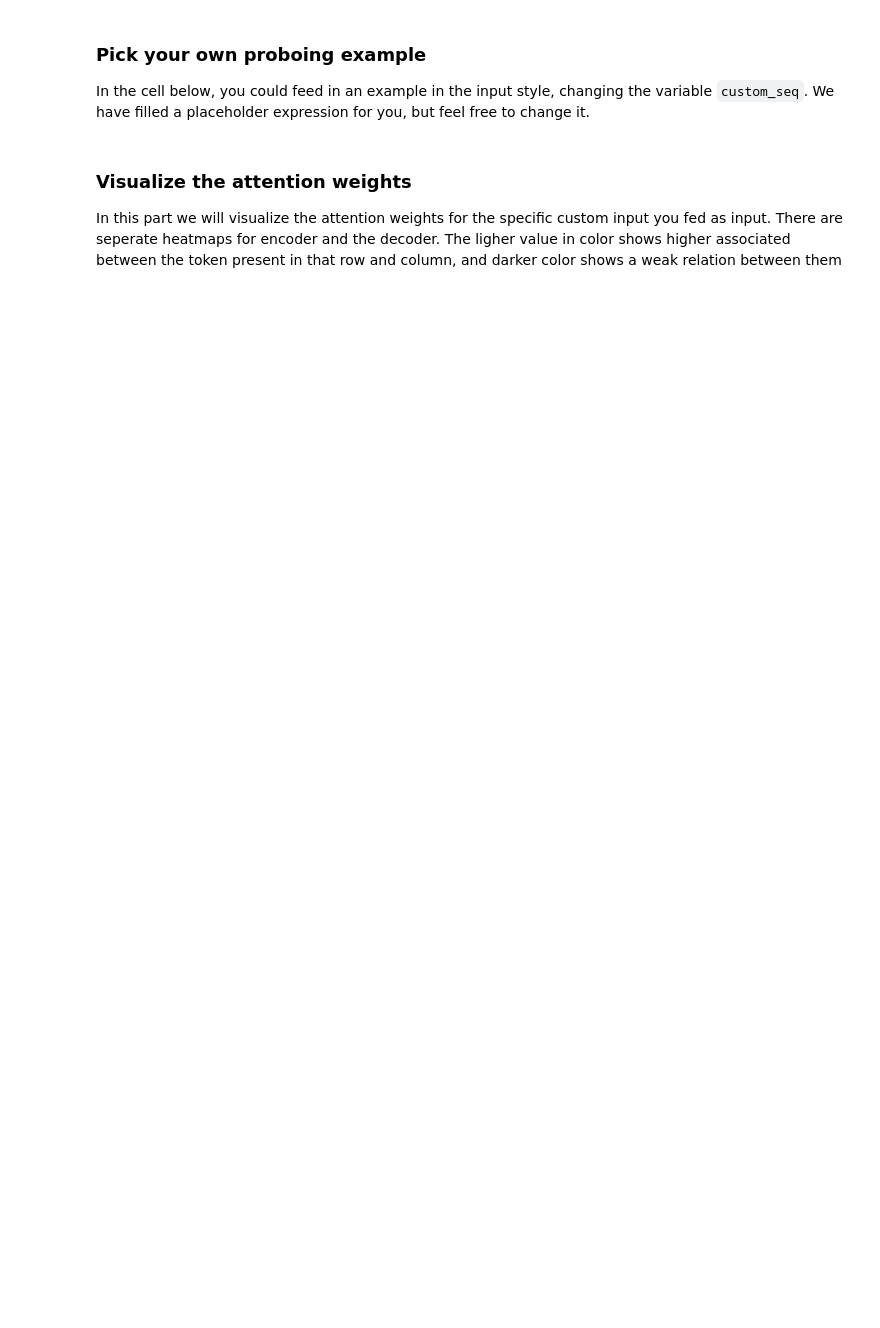
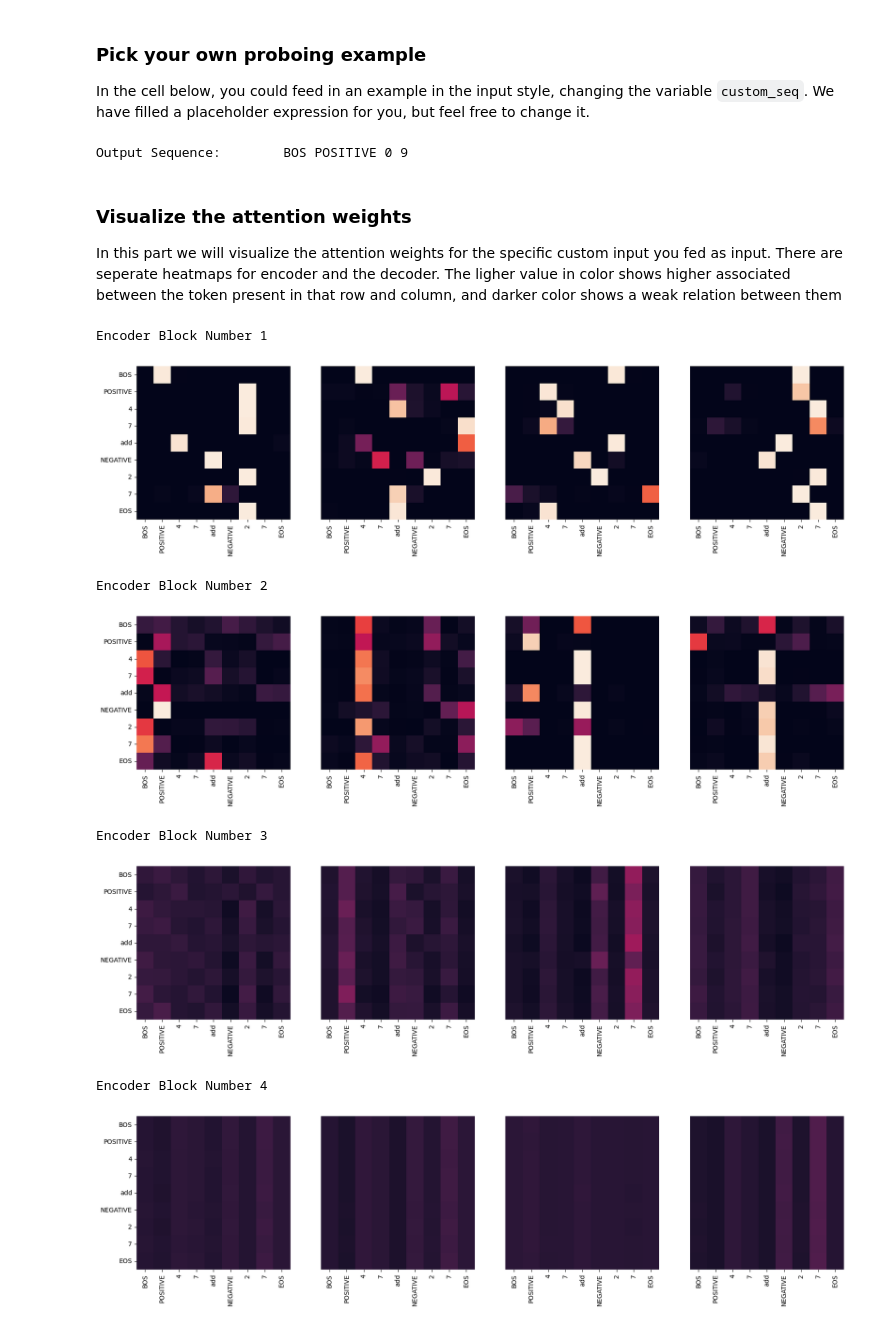
Before and after one commit to yesahmedyes/EECS598-Deep-Learning-for-Computer-Vision, a Jupyter notebook: A5/transformers.ipynb, the cells around one changed output. Drawn from its saved outputs; the diff is of its cells as text; code cells hidden in the pictures; blank space fills up the shorter version.

```diff
--- a/A5/transformers.ipynb
+++ b/A5/transformers.ipynb
@@ -1362,23 +1410,25 @@ from transformers import Transformer
 
 inp_seq_len = 9
 out_seq_len = 5
+
 BATCH_SIZE = 256
 
-# You should change these!
-
 num_heads = 4
-emb_dim = 32
-dim_feedforward = 32
-dropout = 0.2
+emb_dim = 128
+dim_feedforward = 512
+dropout = 0.1
 num_enc_layers = 4
 num_dec_layers = 4
+
 vocab_len = len(vocab)
-loss_func = CrossEntropyLoss
-poss_enc = position_encoding_simple
-num_epochs = 10
-warmup_interval = None
+
+loss_func = LabelSmoothingLoss
+poss_enc = position_encoding_sinusoid
+num_epochs = 100
+warmup_interval = 500
+
+warmup_lr = 3e-4
 lr = 1e-3
-
 
 model = Transformer(
     num_heads,
@@ -1390,27 +1440,28 @@ model = Transformer(
     vocab_len,
 )
 
-
 train_data = AddSubDataset(
     X_train,
     y_train,
     convert_str_to_tokens,
     SPECIAL_TOKENS,
     emb_dim,
-    position_encoding_sinusoid,
+    poss_enc,
 )
+
 valid_data = AddSubDataset(
     X_test,
     y_test,
     convert_str_to_tokens,
     SPECIAL_TOKENS,
     emb_dim,
-    position_encoding_sinusoid,
+    poss_enc,
 )
 
 train_loader = torch.utils.data.DataLoader(
     train_data, batch_size=BATCH_SIZE, shuffle=False, drop_last=True
 )
+
 valid_loader = torch.utils.data.DataLoader(
     valid_data, batch_size=BATCH_SIZE, shuffle=False, drop_last=True
 )
@@ -1423,9 +1474,12 @@ trained_model = train_transformer(
     loss_func,
     num_epochs,
     lr=lr,
+    warmup_lr=warmup_lr,
     batch_size=BATCH_SIZE,
     warmup_interval=warmup_interval,
     device=DEVICE,
 )
-weights_path = os.path.join(GOOGLE_DRIVE_PATH, "transformer.pt")
+
+weights_path = os.path.join("./", "transformer.pt")
+
 torch.save(trained_model.state_dict(), weights_path)
@@ -1510,6 +1604,7 @@ In the cell below, you could feed in an example in the input style, changing the
 custom_seq = "BOS POSITIVE 02 subtract NEGATIVE 07 EOS"
 # %%
 out = prepocess_input_sequence(custom_seq, convert_str_to_tokens, SPECIAL_TOKENS)
+
 inp_exp = torch.tensor(out).to(DEVICE)
 
 out_seq_ans, model_for_visv = inference(
@@ -1519,13 +1614,20 @@ out_seq_ans, model_for_visv = inference(
 trained_model.eval()
 
 print("Output Sequence:", end="\t")
+
 res = "BOS "
+
 for i in range(1, out_seq_ans.size(1)):
     sym = opposite_tokens_to_str[out_seq_ans[0, i].item()]
+
     if sym == "EOS":
         break
+
     res += sym + " "
+
 print(res)
+# %% [output]
+Output Sequence:        BOS POSITIVE 0 9
 # %% [markdown]
 ### Visualize the attention weights
 
@@ -1538,19 +1641,32 @@ target_exp = res.split()
 # %%
 for layer in range(num_enc_layers):
     fig, axs = plt.subplots(1, num_heads, figsize=(20, 10))
+
     print("Encoder Block Number", layer + 1)
+
     for h in range(num_heads):
         draw(
             trained_model.encoder.layers[layer]
-            .MultiHeadBlock.heads[h]
+            .multi_head_attention.heads[h]
             .weights_softmax.data.cpu()
             .numpy()[0],
             inp_seq,
             inp_seq if h == 0 else [],
             ax=axs[h],
         )
+
     plt.show()
+
 plt.close()
+# %% [output]
+Encoder Block Number 1
+[figure, added]
+Encoder Block Number 2
+[figure, added]
+Encoder Block Number 3
+[figure, added]
+Encoder Block Number 4
+[figure, added]
 # %%
 for layer in range(num_dec_layers):
     fig, axs = plt.subplots(1, num_heads, figsize=(20, 10))
```
Also changed, not shown: parts of 29 cells of this notebook, 2 other files.
